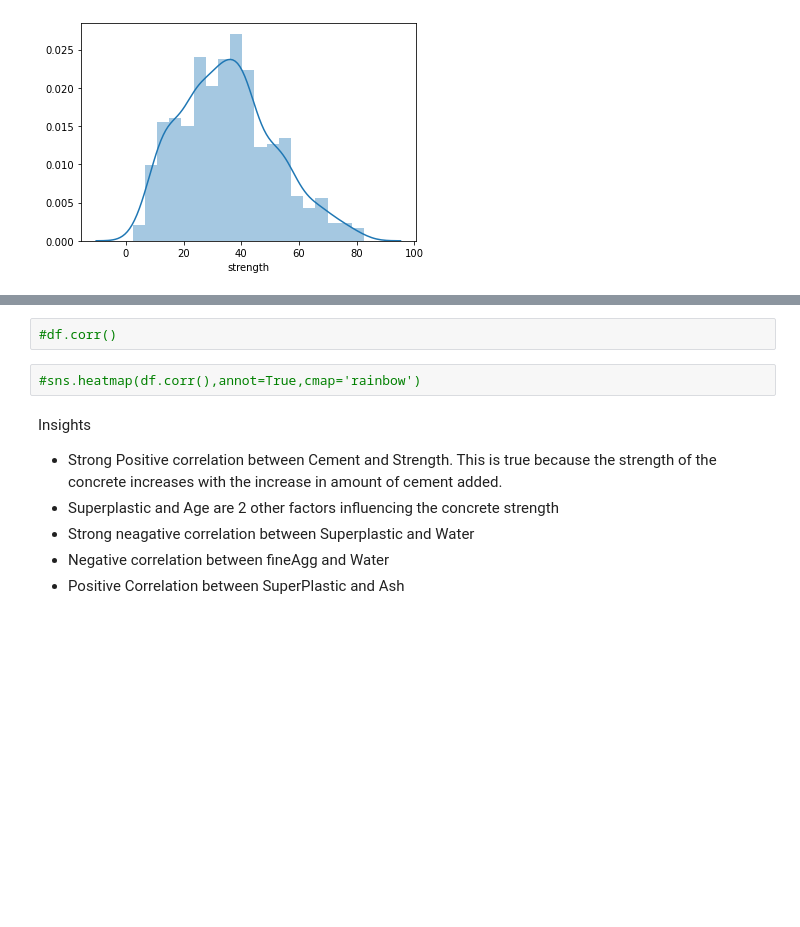
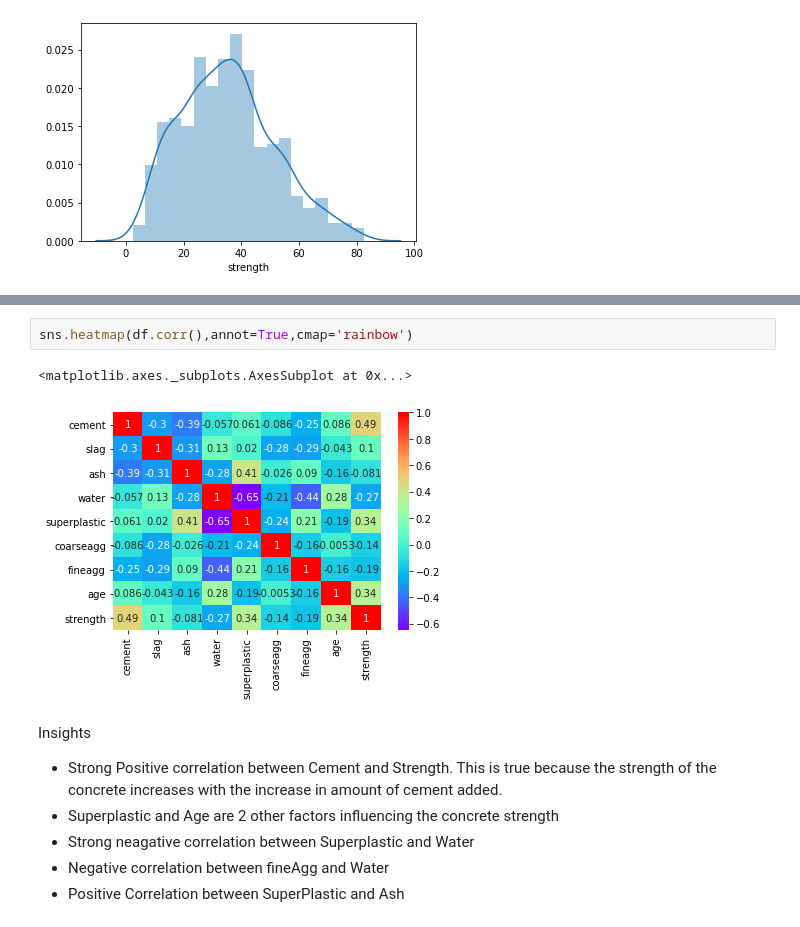
Before and after one commit to bharnats/Concrete-Strength-Prediction, a Jupyter notebook: ConcreteStrength_Regression.ipynb, the cells around one changed output, grey strips where cells are left out. Cells and saved outputs as stored; diff of their text form; blank space fills up the shorter version.

```diff
--- a/ConcreteStrength_Regression.ipynb
+++ b/ConcreteStrength_Regression.ipynb
@@ -122,9 +140,10 @@ for i in df.columns:
 [figure]
 [figure]
-# %%
-#df.corr()
 # %%
-#sns.heatmap(df.corr(),annot=True,cmap='rainbow')
+sns.heatmap(df.corr(),annot=True,cmap='rainbow')
+# %% [output]
+<matplotlib.axes._subplots.AxesSubplot at 0x...>
+[figure, added]
 # %% [markdown]
 Insights
 * Strong Positive correlation between Cement and Strength. This is true because the strength of the concrete increases with the increase in amount of cement added.
```
Also changed, not shown: parts of 60 cells of this notebook.
